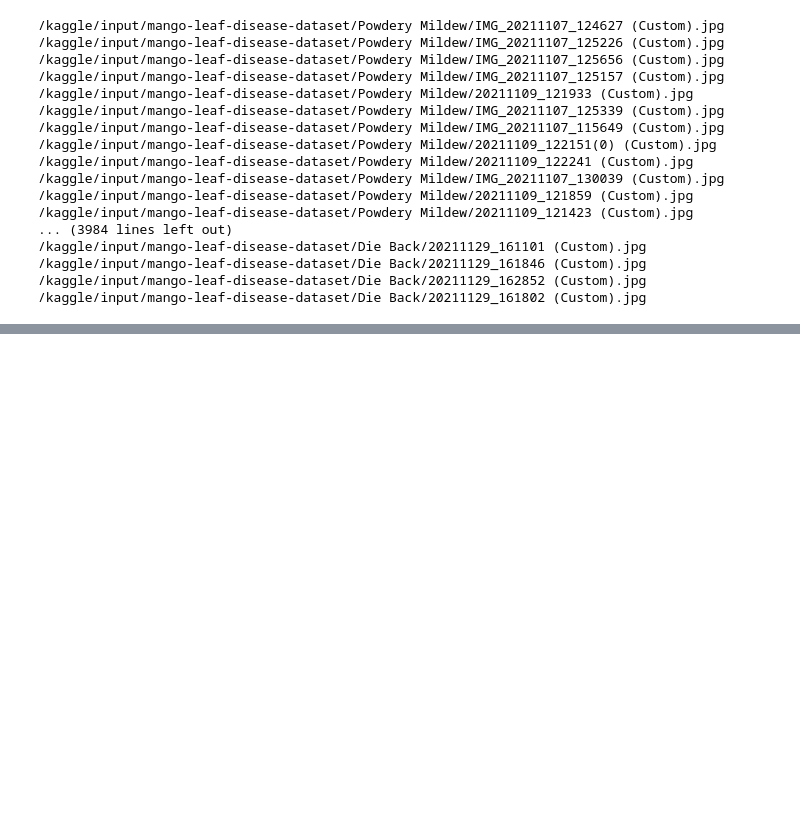
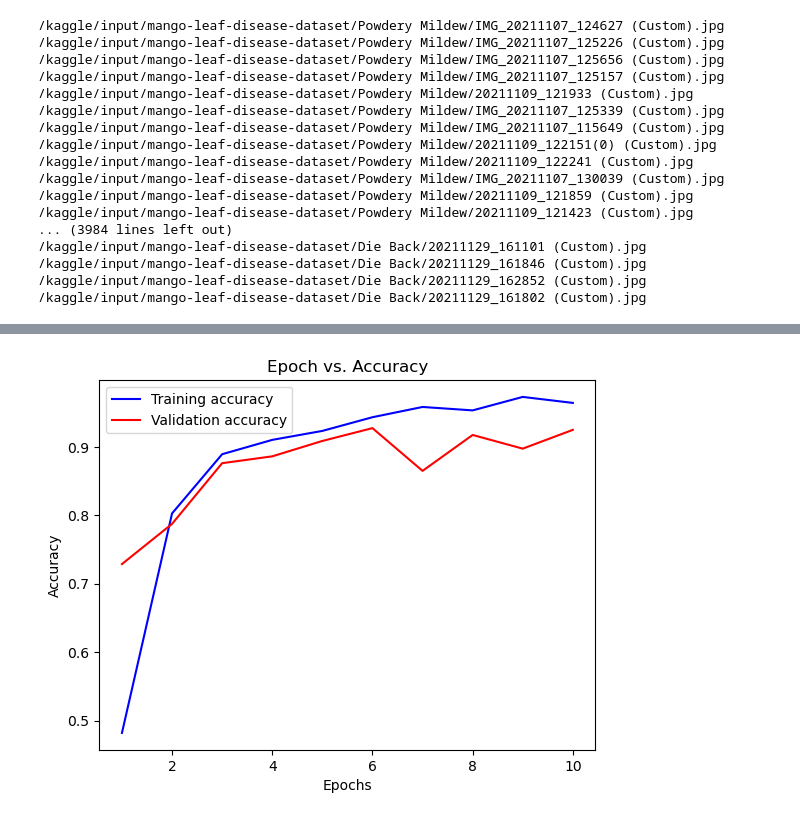
Before and after one commit to Santapaji/data_Mining_project, a Jupyter notebook: dm-proj.ipynb, the cells around one changed output, grey strips where cells are left out. Cells and saved outputs as stored; diff of their text form; code cells hidden in the pictures; blank space fills up the shorter version.

```diff
--- a/dm-proj.ipynb
+++ b/dm-proj.ipynb
@@ -217 +260,20 @@ Epoch 6/10
+# %%
+import matplotlib.pyplot as plt
+
+def plot_epoch_vs_accuracy(history):
+    train_acc = history.history['accuracy']
+    val_acc = history.history['val_accuracy']
+    epochs = range(1, len(train_acc) + 1)
+
+    plt.plot(epochs, train_acc, 'b', label='Training accuracy')
+    plt.plot(epochs, val_acc, 'r', label='Validation accuracy')
+    plt.title('Epoch vs. Accuracy')
+    plt.xlabel('Epochs')
+    plt.ylabel('Accuracy')
+    plt.legend()
+    plt.show()
+
+plot_epoch_vs_accuracy(history)
+# %% [output]
+[figure, added]
 # %%
```
Also changed, not shown: parts of 9 cells of this notebook.
